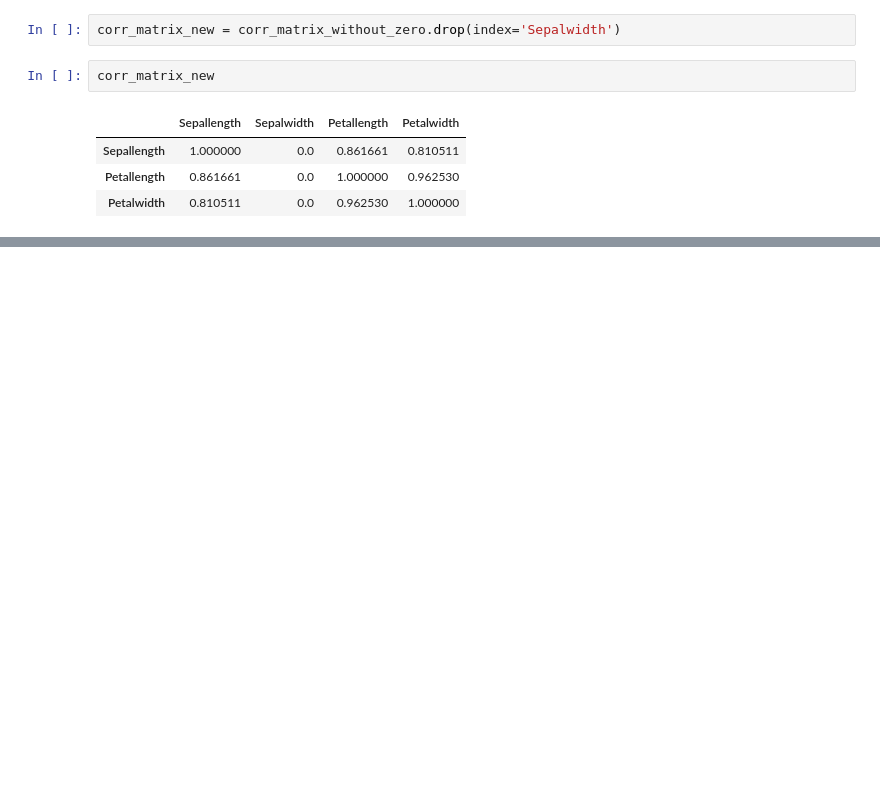
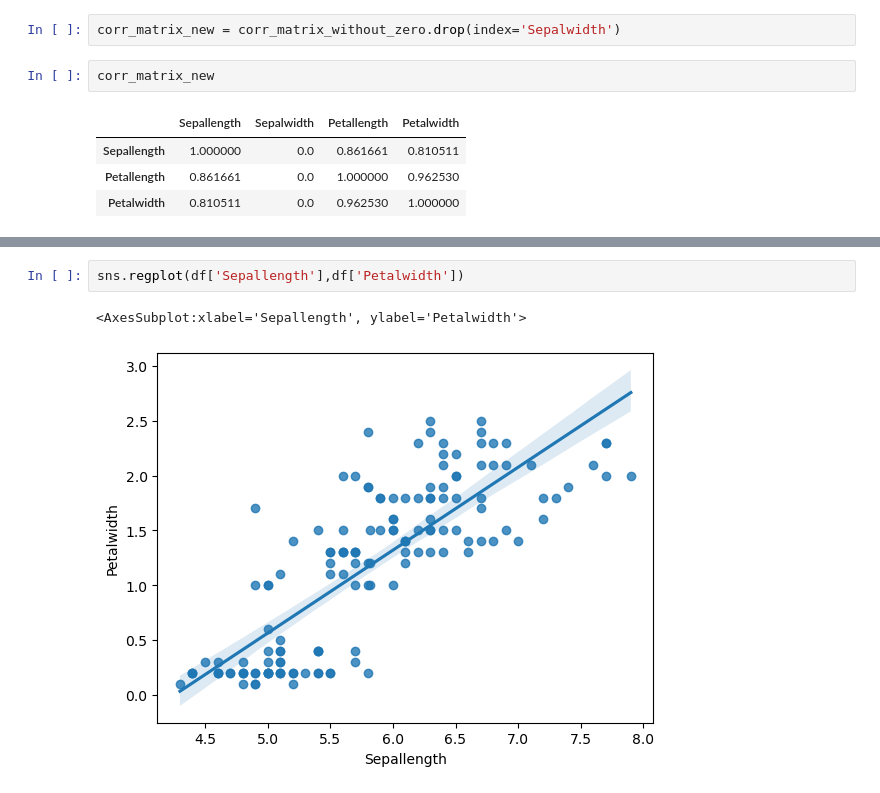
Before and after one commit to mixer123/UWM_analiza_duzych_zbiorow_danych_1, a Jupyter notebook: activity12_NO_SPARK.ipynb, the cells around one changed output, grey strips where cells are left out. Drawn from its saved outputs; the diff is of its cells as text; blank space fills up the shorter version.

```diff
--- a/activity12_NO_SPARK.ipynb
+++ b/activity12_NO_SPARK.ipynb
@@ -199,0 +211,5 @@ Index(['Sepallength', 'Sepalwidth', 'Petallength', 'Petalwidth'], dtype='object'
+# %%
+sns.regplot(df['Sepallength'],df['Petalwidth'])
+# %% [output]
+<AxesSubplot:xlabel='Sepallength', ylabel='Petalwidth'>
+[figure, added]
```
Also changed, not shown: parts of 9 cells of this notebook.
